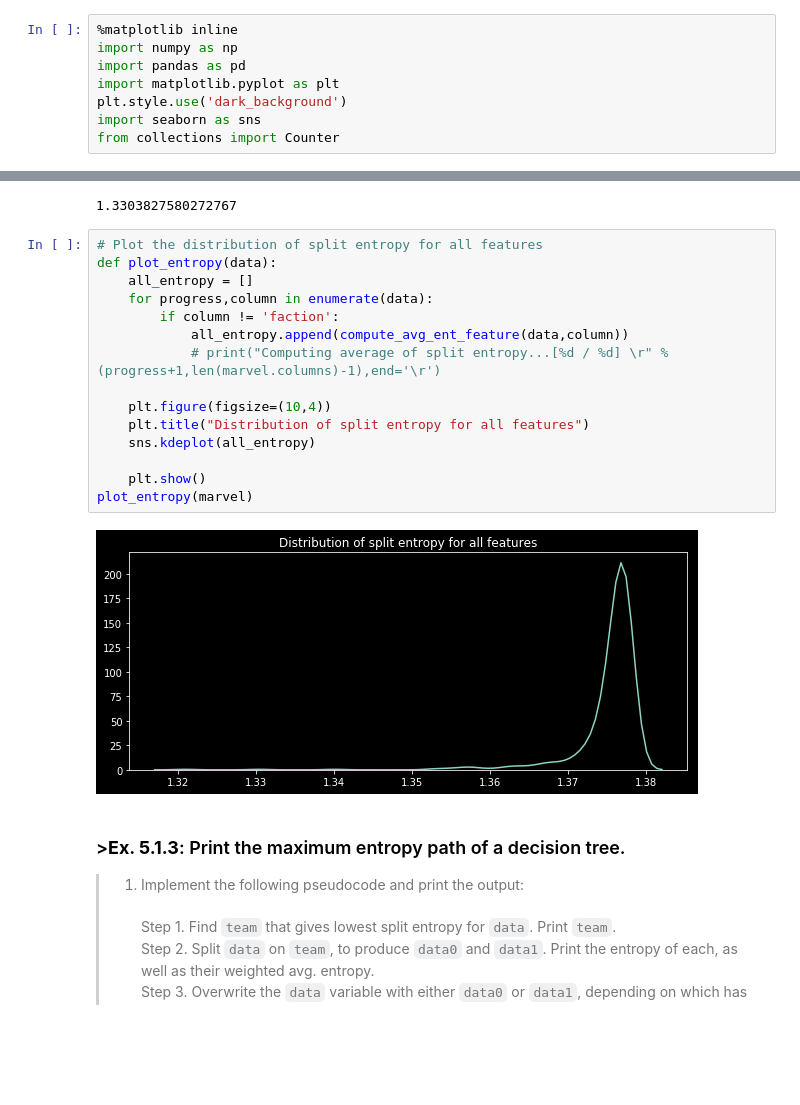
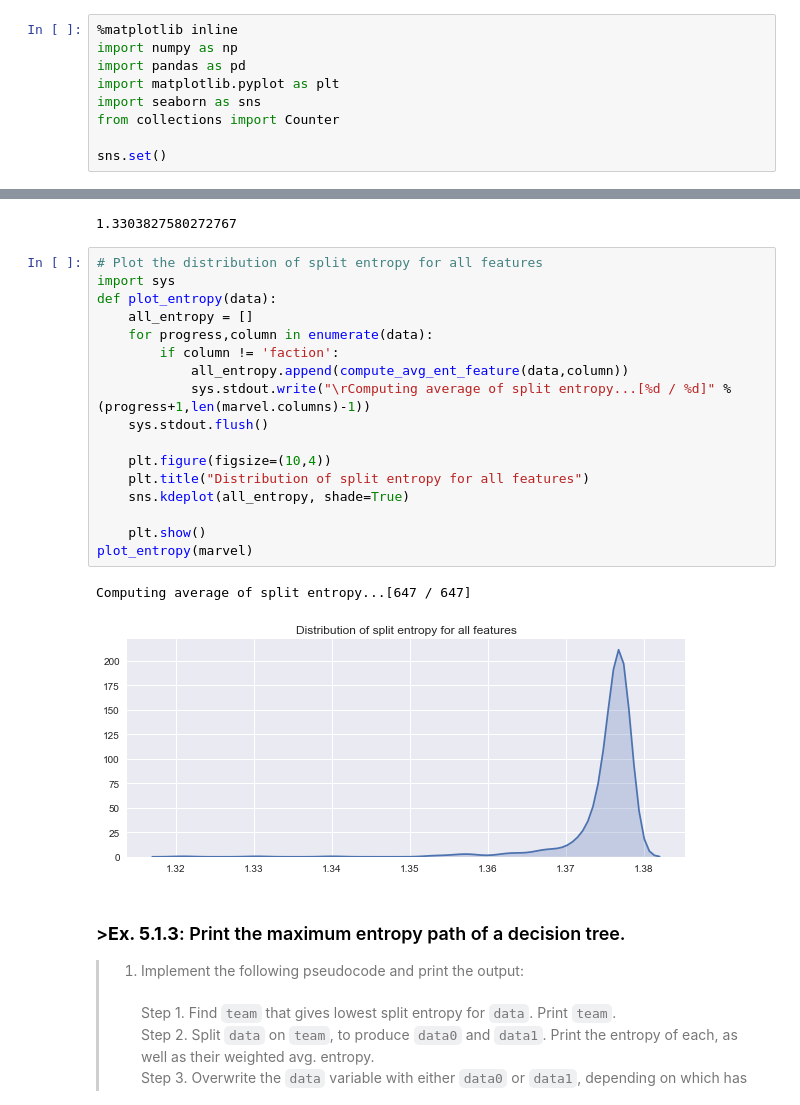
Before and after one commit to allengueco/marvel_project, a Jupyter notebook: machine_learning2.ipynb, the cells around one changed output, grey strips where cells are left out. Cells and saved outputs as stored; diff of their text form; blank space fills up the shorter version.

```diff
--- a/machine_learning2.ipynb
+++ b/machine_learning2.ipynb
@@ -35,9 +7,10 @@ In this exercise you will implement the decision making algorithm of a decision
 import numpy as np
 import pandas as pd
 import matplotlib.pyplot as plt
-plt.style.use('dark_background')
 import seaborn as sns
 from collections import Counter
+
+sns.set()
 # %% [markdown]
 >**Ex. 5.1.2**: Split your data into two subsets. One where characters are affiliated with X-men and one where they are not.
 1. What is the entropy of target labels in each subset?
@@ -86,21 +61,24 @@ compute_avg_ent_feature(marvel,"X-Men")
 1.3303827580272767
 # %%
 # Plot the distribution of split entropy for all features
+import sys
 def plot_entropy(data):
     all_entropy = []
     for progress,column in enumerate(data):
         if column != 'faction':
             all_entropy.append(compute_avg_ent_feature(data,column))
-            # print("Computing average of split entropy...[%d / %d] \r" % (progress+1,len(marvel.columns)-1),end='\r')
+            sys.stdout.write("\rComputing average of split entropy...[%d / %d]" % (progress+1,len(marvel.columns)-1))
+    sys.stdout.flush()
 
     plt.figure(figsize=(10,4))
     plt.title("Distribution of split entropy for all features")
-    sns.kdeplot(all_entropy)
+    sns.kdeplot(all_entropy, shade=True)
 
     plt.show()
 plot_entropy(marvel)
 # %% [output]
+Computing average of split entropy...[647 / 647]
-[figure, old version]
+[figure, new version]
 # %% [markdown]
 ### >**Ex. 5.1.3**: Print the maximum entropy path of a decision tree.
 >
```
Also changed, not shown: parts of 15 cells of this notebook, 3 other files.
